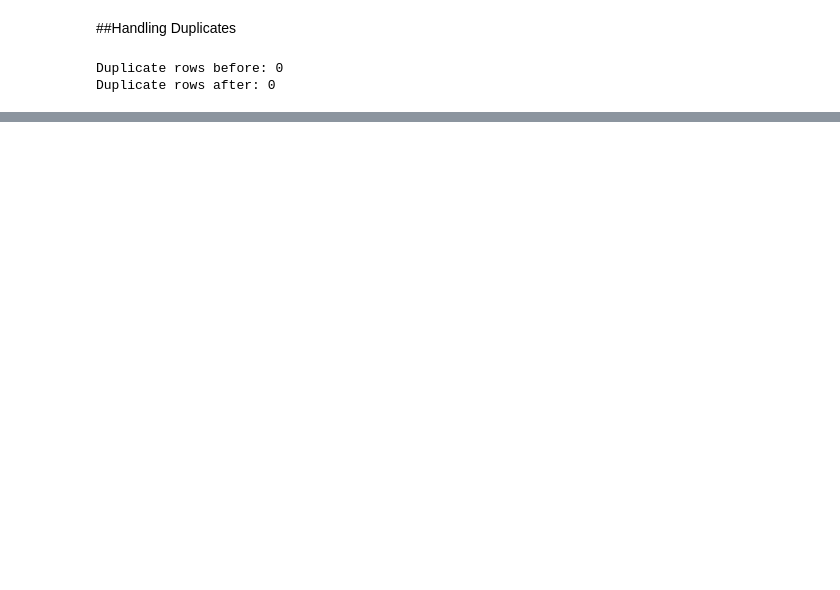
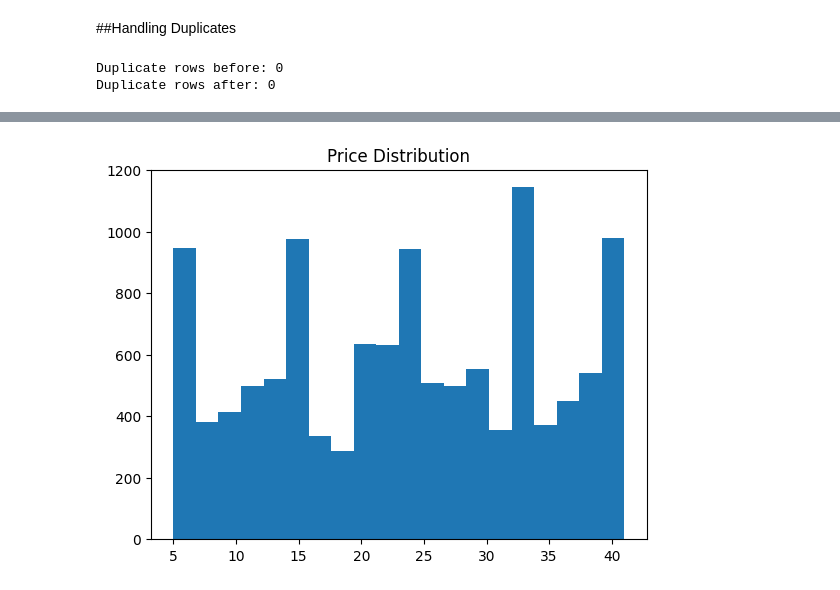
Before and after one commit to maybraniswe/Retail-Store-Sales-Analysis-and-Prediction, a Jupyter notebook: PDSE Project_Retail Store Sales Analysis and Prediction.ipynb, the cells around one changed output, grey strips where cells are left out. Cells and saved outputs as stored; diff of their text form; code cells hidden in the pictures; blank space fills up the shorter version.

```diff
--- a/PDSE Project_Retail Store Sales Analysis and Prediction.ipynb
+++ b/PDSE Project_Retail Store Sales Analysis and Prediction.ipynb
@@ -190,0 +252,7 @@ Duplicate rows after: 0
+# %%
+# Price Per Unit (Histogram)
+plt.hist(df['Price Per Unit'], bins=20)
+plt.title("Price Distribution")
+plt.show()
+# %% [output]
+[figure, added]
```
Also changed, not shown: parts of 25 cells of this notebook.
